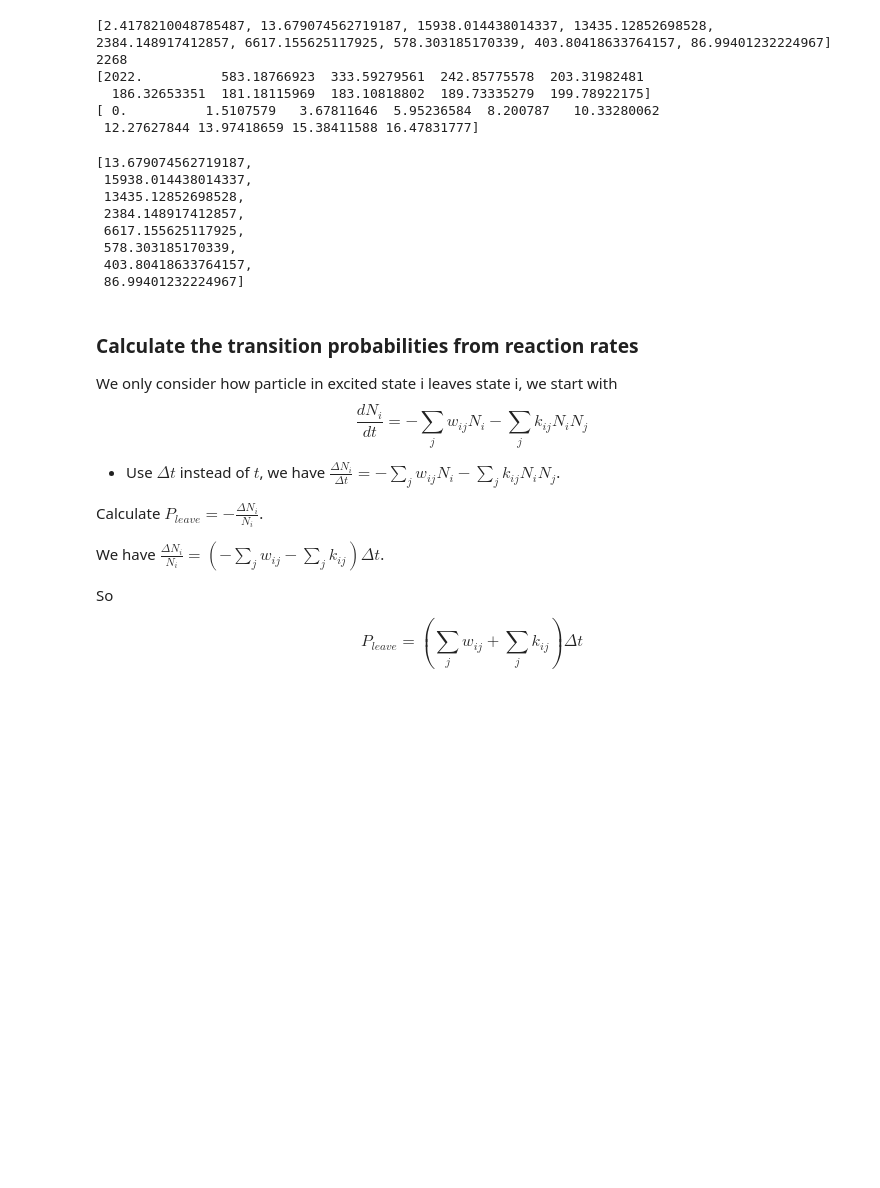
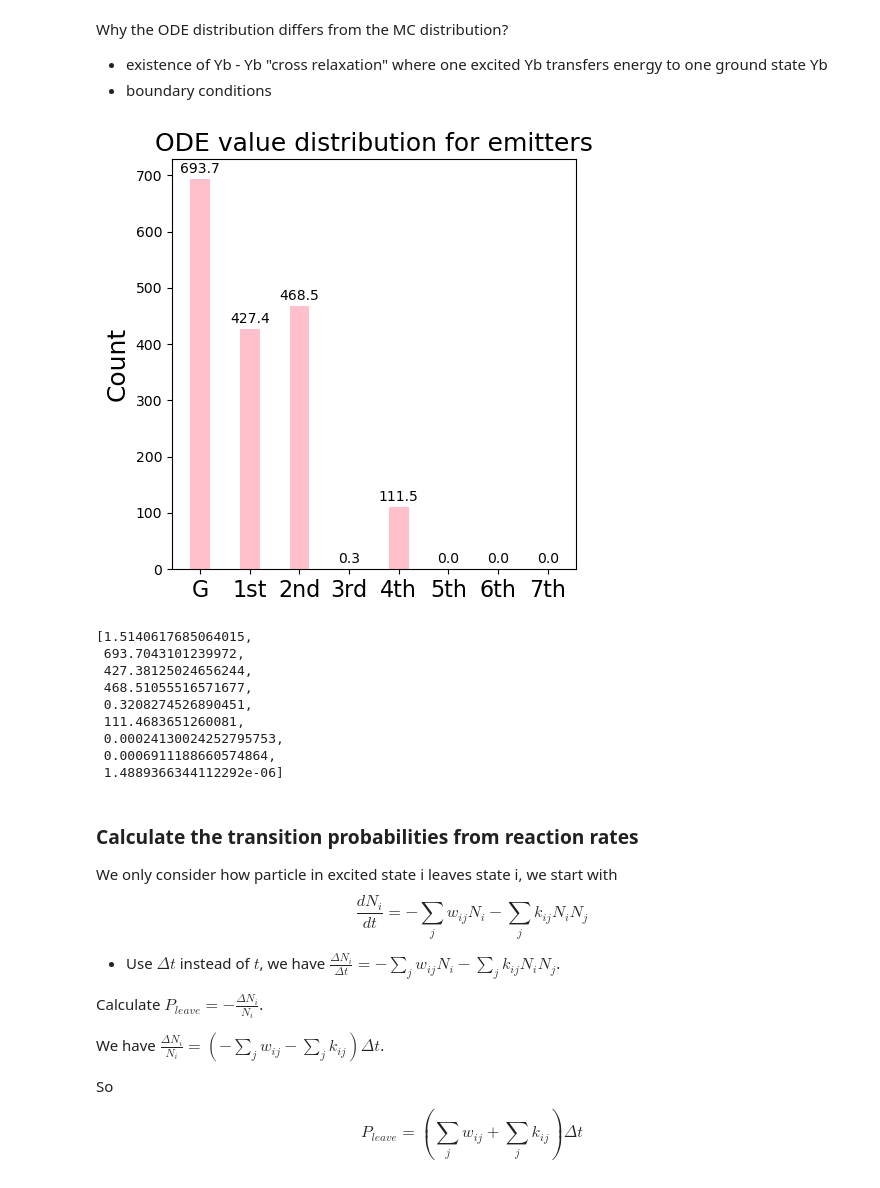
Before and after one commit to yzheng0331/ODE-coefs, a Jupyter notebook: MC/mc1.ipynb, the cells around one changed output. Saved outputs shown, nothing was run; the diff lists cells and outputs as text; code cells hidden in the pictures; blank space fills up the shorter version.

```diff
--- a/MC/mc1.ipynb
+++ b/MC/mc1.ipynb
@@ -78,20 +85,21 @@ simulator_big.lattice.plot_distributions()
+# %% [markdown]
+Why the ODE distribution differs from the MC distribution?
+
+ - existence of Yb - Yb "cross relaxation" where one excited Yb transfers energy to one ground state Yb
+ - boundary conditions
 # %%
-simulator_big.lattice.ode_distribution()[1:]
+simulator_big.lattice.ode_distribution()
 # %% [output]
+[figure, added]
-[2.4178210048785487, 13.679074562719187, 15938.014438014337, 13435.12852698528, 2384.148917412857, 6617.155625117925, 578.303185170339, 403.80418633764157, 86.99401232224967]
-2268
-[2022.          583.18766923  333.59279561  242.85775578  203.31982481
-  186.32653351  181.18115969  183.10818802  189.73335279  199.78922175]
-[ 0.          1.5107579   3.67811646  5.95236584  8.200787   10.33280062
- 12.27627844 13.97418659 15.38411588 16.47831777]
+[1.5140617685064015,
+ 693.7043101239972,
+ 427.38125024656244,
+ 468.51055516571677,
+ 0.3208274526890451,
+ 111.4683651260081,
+ 0.00024130024252795753,
+ 0.0006911188660574864,
+ 1.4889366344112292e-06]
-[13.679074562719187,
- 15938.014438014337,
- 13435.12852698528,
- 2384.148917412857,
- 6617.155625117925,
- 578.303185170339,
- 403.80418633764157,
- 86.99401232224967]
 # %% [markdown]
 ### Calculate the transition probabilities from reaction rates
 
```
Also changed, not shown: parts of 16 cells of this notebook, 6 other files.
